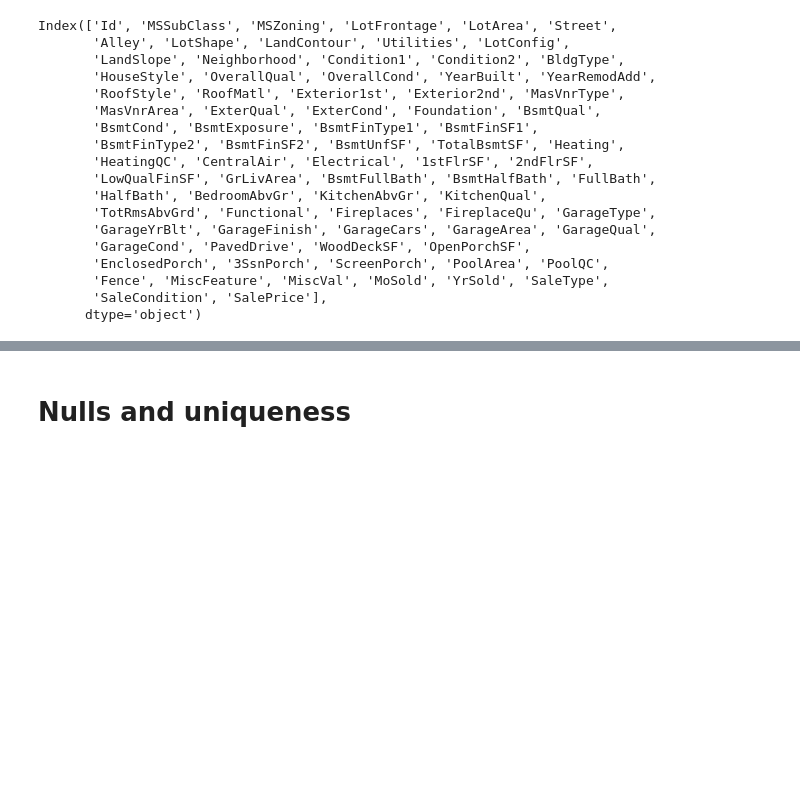
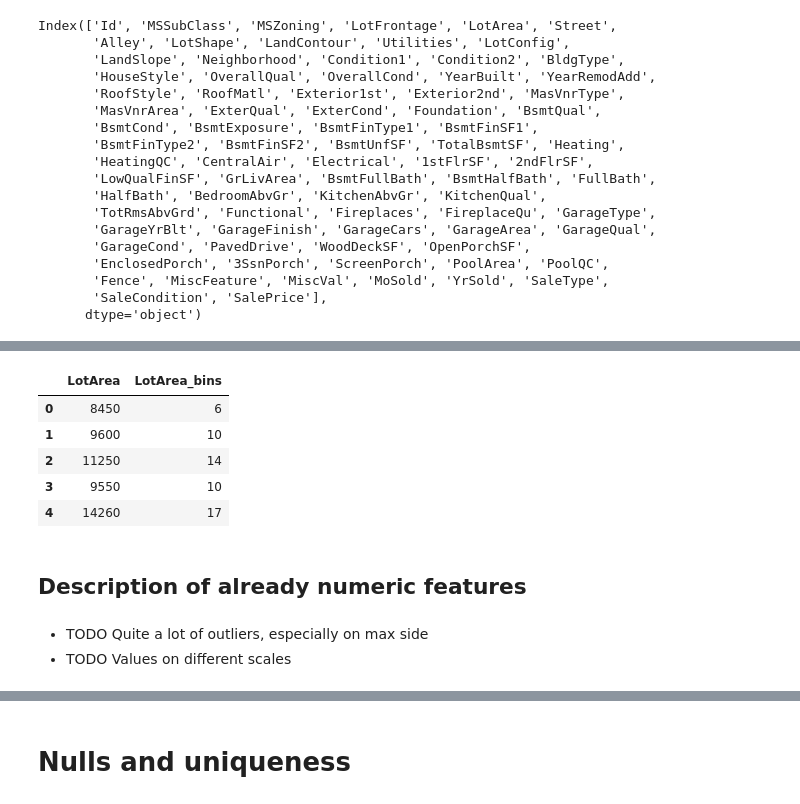
Before and after one commit to mikolajkania/kaggle-03-house-prices, a Jupyter notebook: notebooks/eda_train.ipynb, the cells around one changed output, grey strips where cells are left out. Drawn from its saved outputs; the diff is of its cells as text; code cells hidden in the pictures; blank space fills up the shorter version.

```diff
--- a/notebooks/eda_train.ipynb
+++ b/notebooks/eda_train.ipynb
@@ -57,0 +99,16 @@ train_df.head()
+# %%
+train_df['LotArea_bins'] = pd.qcut(train_df['LotArea'], q=20, labels=False, precision=0)
+
+train_df[['LotArea', 'LotArea_bins']].head()
+# %% [output]
+|  | LotArea | LotArea_bins |
+| 0 | 8450 | 6 |
+| 1 | 9600 | 10 |
+| 2 | 11250 | 14 |
+| 3 | 9550 | 10 |
+| 4 | 14260 | 17 |
+# %% [markdown]
+## Description of already numeric features
+# %% [markdown]
+- TODO Quite a lot of outliers, especially on max side
+- TODO Values on different scales
```
Also changed, not shown: parts of 27 cells of this notebook.
